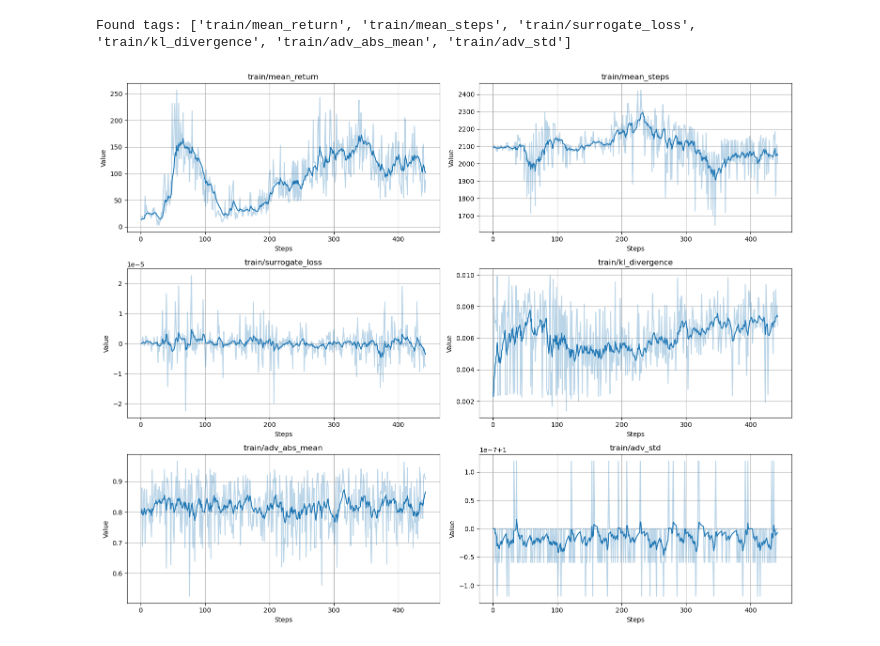
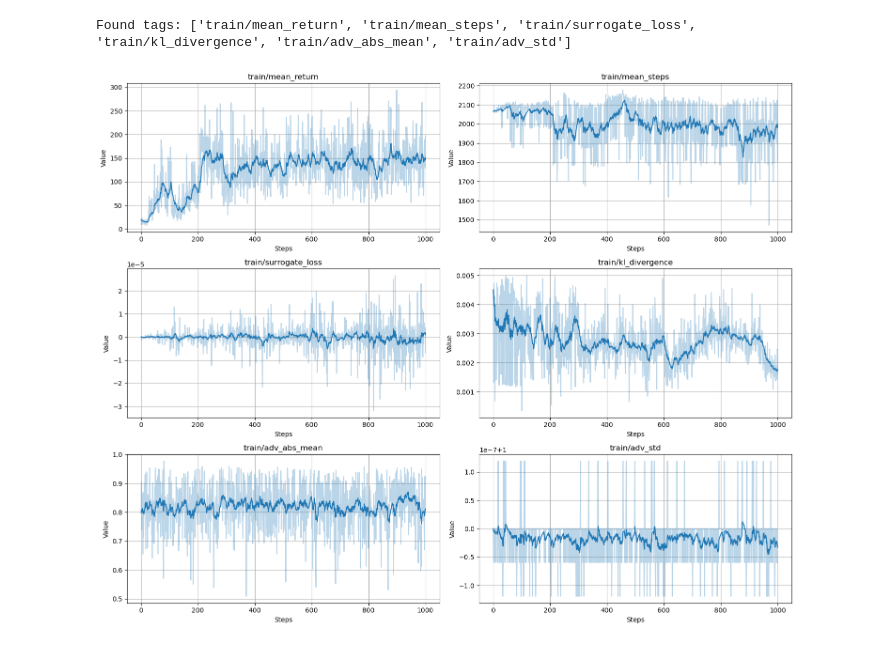
Before and after one commit to VladSarm/RLebowski, a Jupyter notebook: plot_data.ipynb, the cells around one changed output. Saved outputs shown, nothing was run; the diff lists cells and outputs as text; code cells hidden in the pictures.

Commit message:
last trpo

```diff
--- a/plot_data.ipynb
+++ b/plot_data.ipynb
@@ -8,7 +8,7 @@ from tensorboard.backend.event_processing.event_accumulator import EventAccumula
 %matplotlib inline
 # %%
 log_dir = 'runs/trpo/20260304_234405'
-
+log_dir = 'runs/trpo/20260305_015931'
 event_acc = EventAccumulator(log_dir)
 event_acc.Reload()
 
@@ -31,32 +31,32 @@ if tags:
     for i, tag in enumerate(tags):
         events = event_acc.Scalars(tag)
         steps = [e.step for e in events]
         values = [e.value for e in events]
 
         ax = axes[i]
-        alpha = 0.85
+        alpha = 0.9
         smoothed_values = []
         if values:
             last = values[0]
             for v in values:
                 smoothed_val = last * alpha + (1 - alpha) * v
                 smoothed_values.append(smoothed_val)
                 last = smoothed_val
 
         line, = ax.plot(steps, values, alpha=0.3)
         ax.plot(steps, smoothed_values, color=line.get_color())
         ax.set_title(tag)
         ax.set_xlabel("Steps")
         ax.set_ylabel("Value")
         ax.grid(True)
 
     # Hide any unused subplots
     for j in range(len(tags), len(axes)):
         fig.delaxes(axes[j])
 
     plt.tight_layout()
     plt.show()
 else:
     print("No scalar tags found.")
 # %% [output]
-[figure, old version]
+[figure, new version]
```
Also changed, not shown: parts of 2 cells of this notebook, 2 other files.
